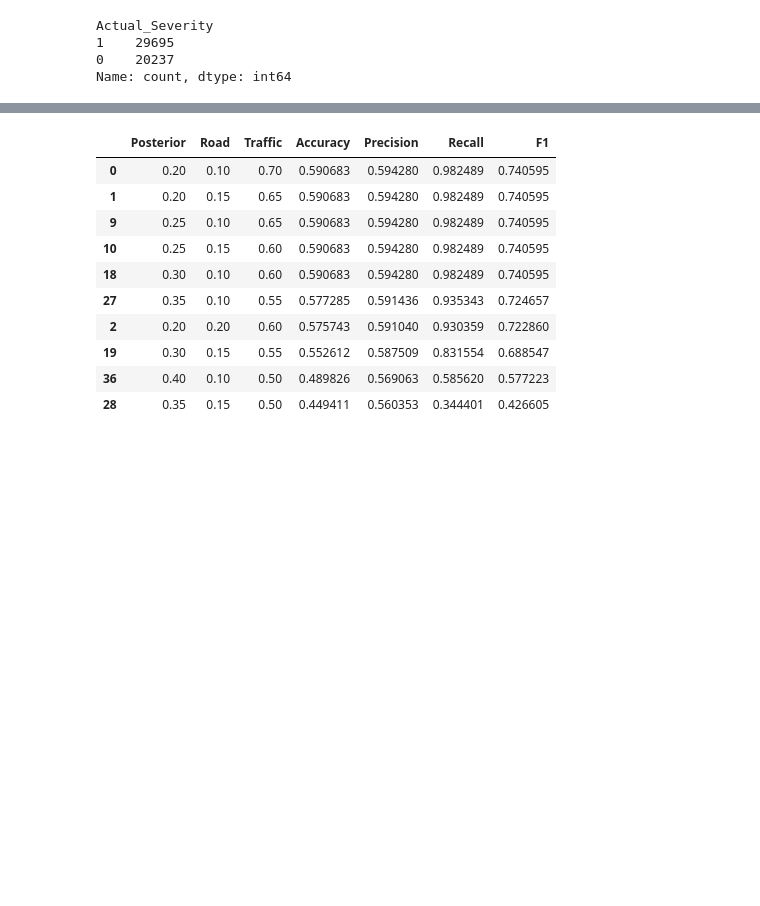
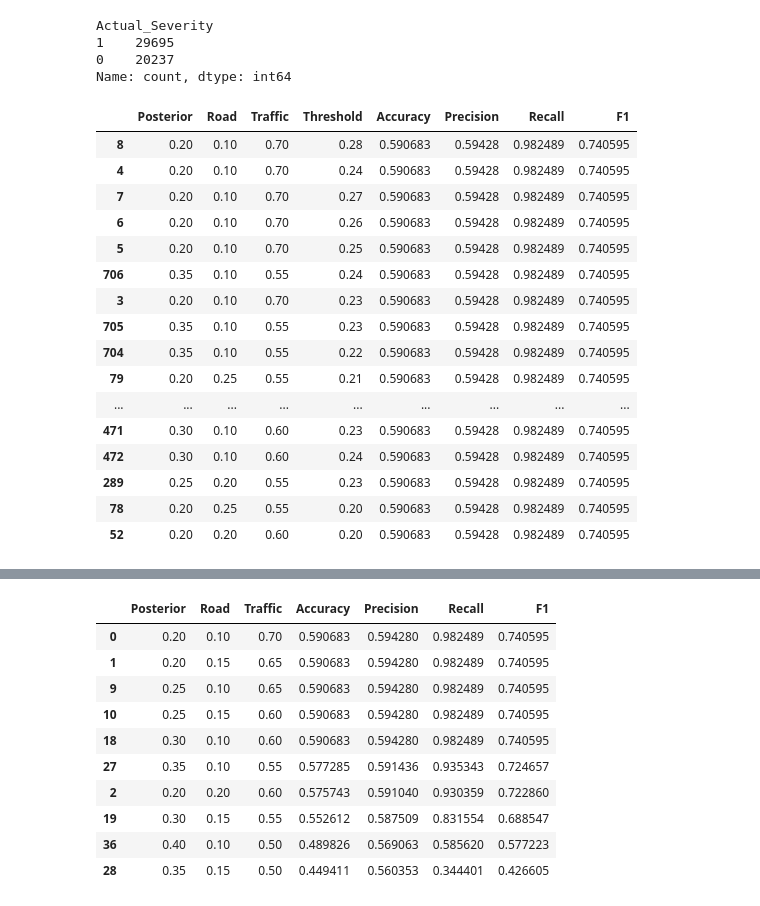
Before and after one commit to AnushreeKasturi/Potholerisk, a Jupyter notebook: notebooks/05_Bayesian_Risk_Model_Final.ipynb, the cells around one changed output, grey strips where cells are left out. Saved outputs shown, nothing was run; the diff lists cells and outputs as text; code cells hidden in the pictures; blank space fills up the shorter version.

```diff
--- a/notebooks/05_Bayesian_Risk_Model_Final.ipynb
+++ b/notebooks/05_Bayesian_Risk_Model_Final.ipynb
@@ -494,3 +494,23 @@ for posterior_w in np.arange(0.20, 0.61, 0.05):
             })
 
 results = pd.DataFrame(results)
+# %%
+results.sort_values("F1", ascending=False).head(20)
+# %% [output]
+|  | Posterior | Road | Traffic | Threshold | Accuracy | Precision | Recall | F1 |
+| 8 | 0.20 | 0.10 | 0.70 | 0.28 | 0.590683 | 0.59428 | 0.982489 | 0.740595 |
+| 4 | 0.20 | 0.10 | 0.70 | 0.24 | 0.590683 | 0.59428 | 0.982489 | 0.740595 |
+| 7 | 0.20 | 0.10 | 0.70 | 0.27 | 0.590683 | 0.59428 | 0.982489 | 0.740595 |
+| 6 | 0.20 | 0.10 | 0.70 | 0.26 | 0.590683 | 0.59428 | 0.982489 | 0.740595 |
+| 5 | 0.20 | 0.10 | 0.70 | 0.25 | 0.590683 | 0.59428 | 0.982489 | 0.740595 |
+| 706 | 0.35 | 0.10 | 0.55 | 0.24 | 0.590683 | 0.59428 | 0.982489 | 0.740595 |
+| 3 | 0.20 | 0.10 | 0.70 | 0.23 | 0.590683 | 0.59428 | 0.982489 | 0.740595 |
+| 705 | 0.35 | 0.10 | 0.55 | 0.23 | 0.590683 | 0.59428 | 0.982489 | 0.740595 |
+| 704 | 0.35 | 0.10 | 0.55 | 0.22 | 0.590683 | 0.59428 | 0.982489 | 0.740595 |
+| 79 | 0.20 | 0.25 | 0.55 | 0.21 | 0.590683 | 0.59428 | 0.982489 | 0.740595 |
+| ... | ... | ... | ... | ... | ... | ... | ... | ... |
+| 471 | 0.30 | 0.10 | 0.60 | 0.23 | 0.590683 | 0.59428 | 0.982489 | 0.740595 |
+| 472 | 0.30 | 0.10 | 0.60 | 0.24 | 0.590683 | 0.59428 | 0.982489 | 0.740595 |
+| 289 | 0.25 | 0.20 | 0.55 | 0.23 | 0.590683 | 0.59428 | 0.982489 | 0.740595 |
+| 78 | 0.20 | 0.25 | 0.55 | 0.20 | 0.590683 | 0.59428 | 0.982489 | 0.740595 |
+| 52 | 0.20 | 0.20 | 0.60 | 0.20 | 0.590683 | 0.59428 | 0.982489 | 0.740595 |
```
Also changed, not shown: parts of 2 cells of this notebook.
